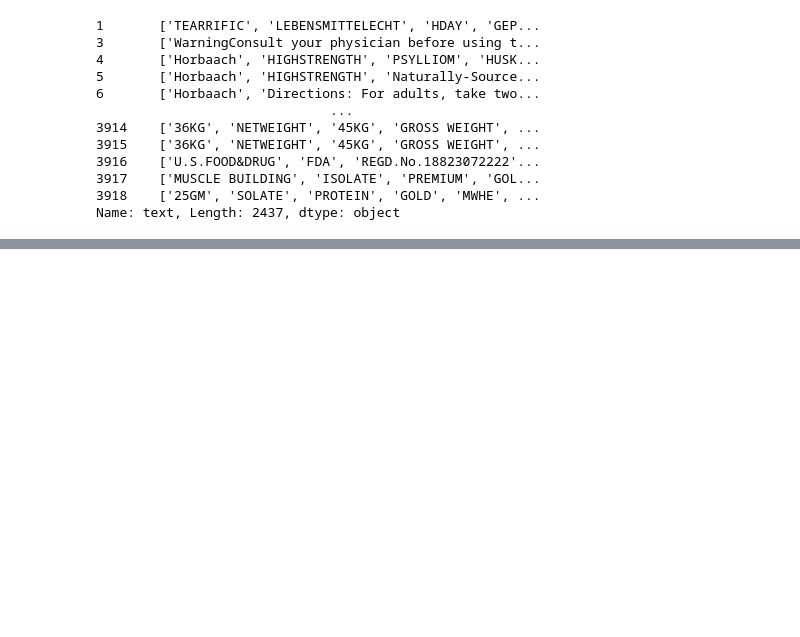
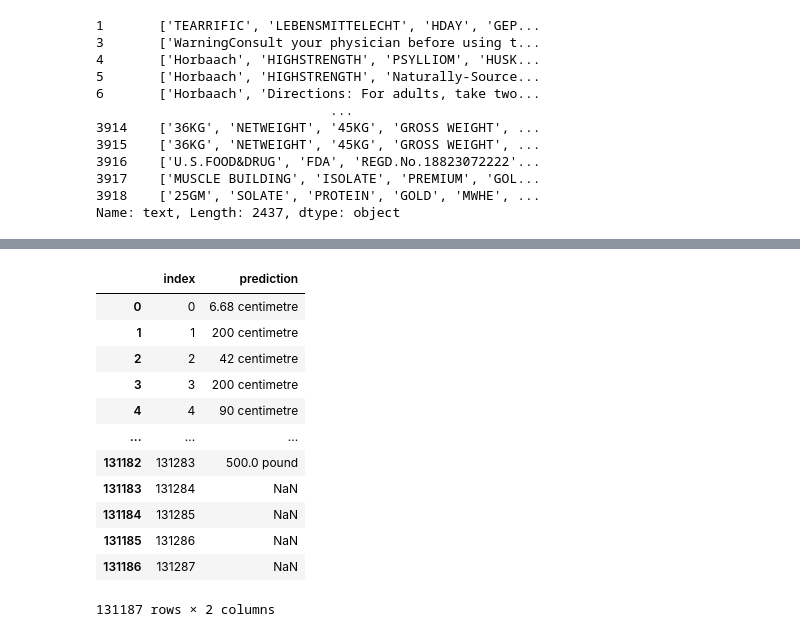
Before and after one commit to paakhim10/g2ap-ml-challenge, a Jupyter notebook: helper/run.ipynb, the cells around one changed output, grey strips where cells are left out. Cells and saved outputs as stored; diff of their text form; code cells hidden in the pictures; blank space fills up the shorter version.

```diff
--- a/helper/run.ipynb
+++ b/helper/run.ipynb
@@ -272,0 +308,4 @@ df3.to_csv("./split/data3.csv", index=False)
+# %%
+pre1.update(pred1)
+# %%
+pre2.update(pred2)
@@ -272,0 +330,18 @@ df3.to_csv("./split/data3.csv", index=False)
+# %%
+final1 = pd.concat([pre1, pre2, pre3, pre4])
+# %%
+final1
+# %% [output]
+|  | index | prediction |
+| 0 | 0 | 6.68 centimetre |
+| 1 | 1 | 200 centimetre |
+| 2 | 2 | 42 centimetre |
+| 3 | 3 | 200 centimetre |
+| 4 | 4 | 90 centimetre |
+| ... | ... | ... |
+| 131182 | 131283 | 500.0 pound |
+| 131183 | 131284 | NaN |
+| 131184 | 131285 | NaN |
+| 131185 | 131286 | NaN |
+| 131186 | 131287 | NaN |
+131187 rows × 2 columns
```
Also changed, not shown: parts of 12 cells of this notebook, 19 other files.
